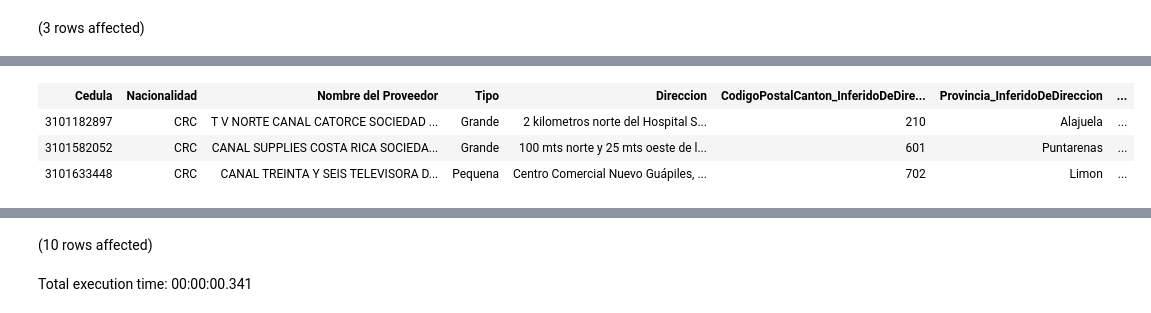
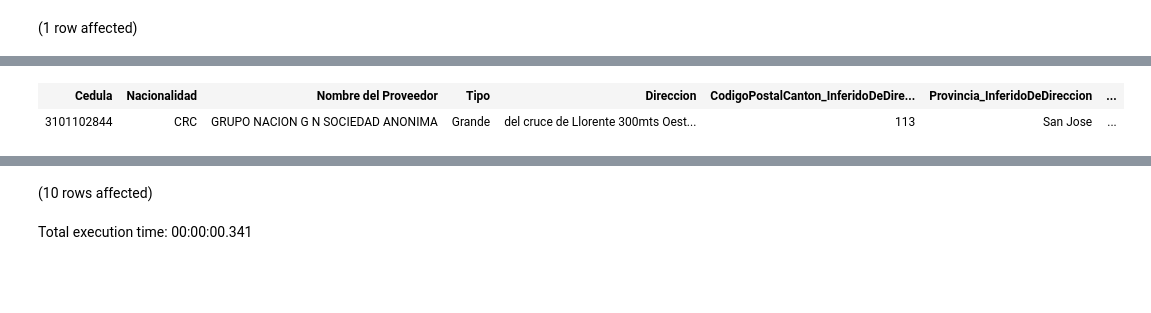
Before and after one commit to accesacr/compraspublicas, a Jupyter notebook: notebooks/20210514_ResearchPart2.ipynb, the cells around one changed output, grey strips where cells are left out. Saved outputs shown, nothing was run; the diff lists cells and outputs as text; code cells hidden in the pictures; blank space fills up the shorter version.

```diff
--- a/notebooks/20210514_ResearchPart2.ipynb
+++ b/notebooks/20210514_ResearchPart2.ipynb
@@ -1,4 +1,4 @@
 # %%
-select top 10 * from cleandata.sicop_provider where [Nombre del Proveedor] like '%canal %'
+select top 10 * from cleandata.sicop_provider where [Nombre del Proveedor] like '%grupo nacion %'
 # %% [output]
-(3 rows affected)
+(1 row affected)
@@ -6,5 +6,3 @@ Total execution time: 00:00:00.245
 | Cedula | Nacionalidad | Nombre del Proveedor | Tipo | Direccion | CodigoPostalCanton_InferidoDeDire... | Provincia_InferidoDeDireccion | ... |
-| 3101182897 | CRC | T V NORTE CANAL CATORCE SOCIEDAD ... | Grande | 2 kilometros norte del Hospital S... | 210 | Alajuela | ... |
-| 3101582052 | CRC | CANAL SUPPLIES COSTA RICA SOCIEDA... | Grande | 100 mts norte y 25 mts oeste de l... | 601 | Puntarenas | ... |
-| 3101633448 | CRC | CANAL TREINTA Y SEIS TELEVISORA D... | Pequena | Centro Comercial Nuevo Guápiles, ... | 702 | Limon | ... |
+| 3101102844 | CRC | GRUPO NACION G N SOCIEDAD ANONIMA | Grande | del cruce de Llorente 300mts Oest... | 113 | San Jose | ... |
 # %%
```
Also changed, not shown: parts of 3 cells of this notebook, 4 other files.
